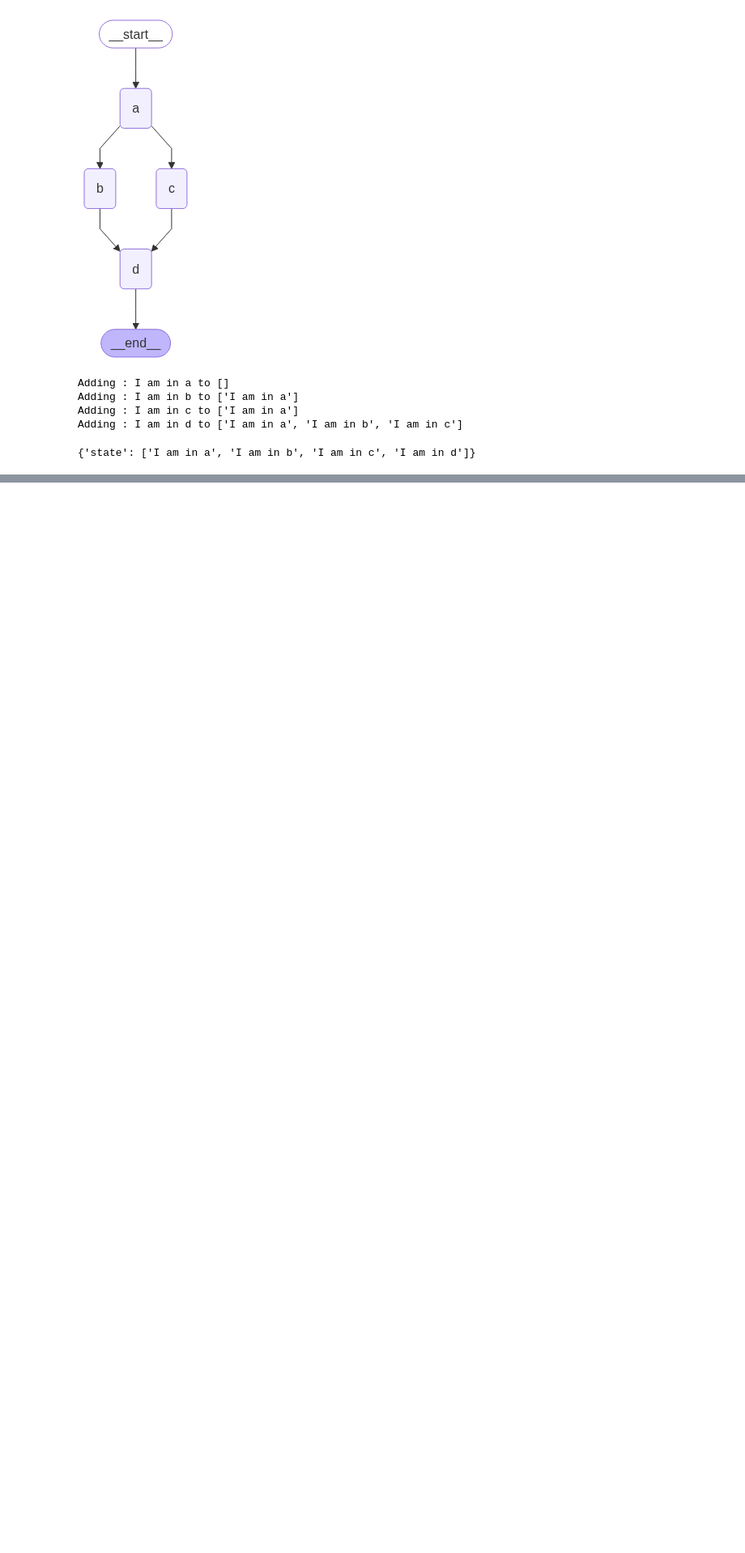
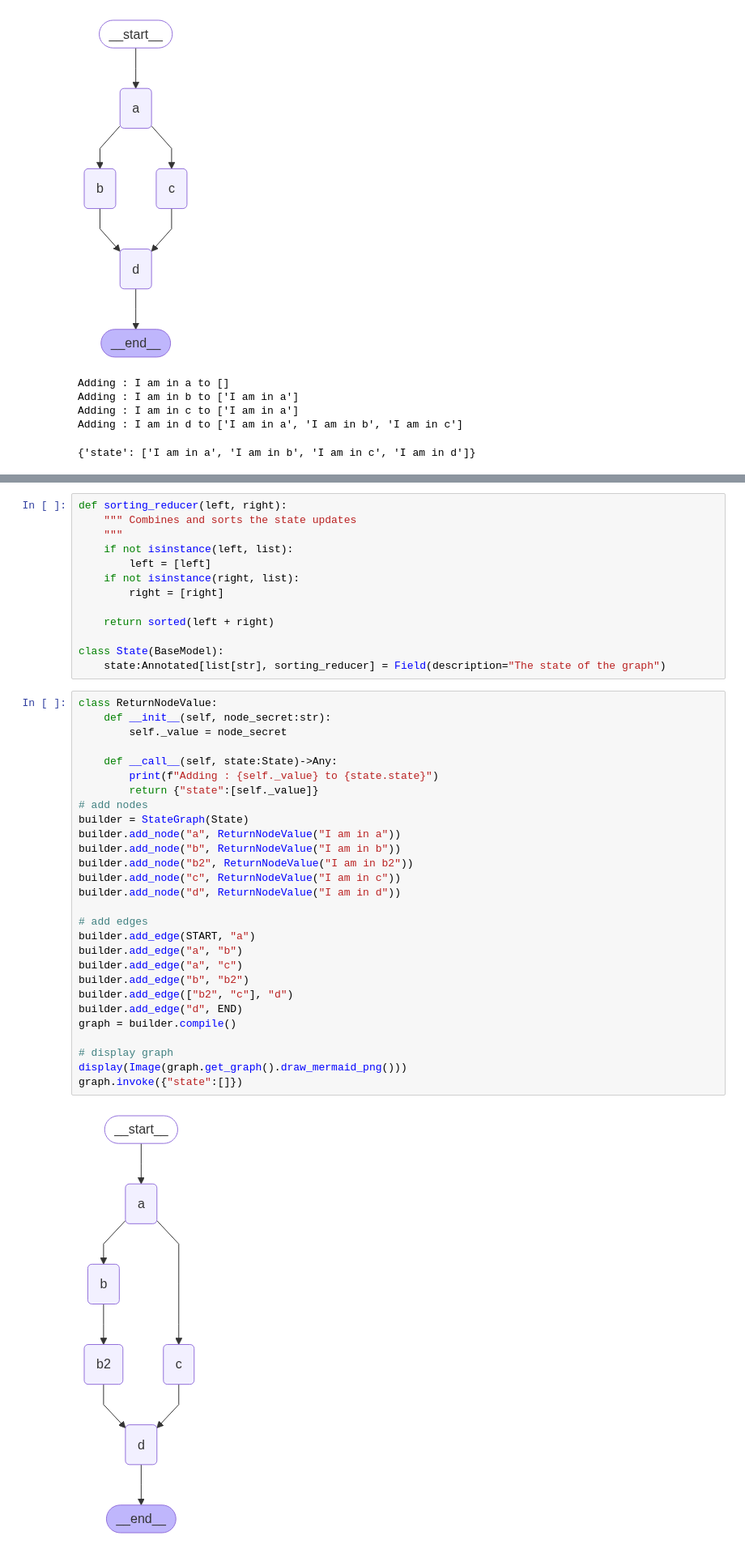
Before and after one commit to DeconvFFT/Langgraph-foundations, a Jupyter notebook: module4/building-research-assistant.ipynb, the cells around one changed output, grey strips where cells are left out. Shown: that part at 81% size. Cells and saved outputs as stored; diff of their text form; blank space fills up the shorter version.

```diff
--- a/module4/building-research-assistant.ipynb
+++ b/module4/building-research-assistant.ipynb
@@ -126,0 +139,43 @@ graph.invoke({"state":[]})
+# %%
+def sorting_reducer(left, right):
+    """ Combines and sorts the state updates
+    """
+    if not isinstance(left, list):
+        left = [left]
+    if not isinstance(right, list):
+        right = [right]
+
+    return sorted(left + right)
+
+class State(BaseModel):
+    state:Annotated[list[str], sorting_reducer] = Field(description="The state of the graph")
+# %%
+class ReturnNodeValue:
+    def __init__(self, node_secret:str):
+        self._value = node_secret
+
+    def __call__(self, state:State)->Any:
+        print(f"Adding : {self._value} to {state.state}")
+        return {"state":[self._value]}
+# add nodes
+builder = StateGraph(State)
+builder.add_node("a", ReturnNodeValue("I am in a"))
+builder.add_node("b", ReturnNodeValue("I am in b"))
+builder.add_node("b2", ReturnNodeValue("I am in b2"))
+builder.add_node("c", ReturnNodeValue("I am in c"))
+builder.add_node("d", ReturnNodeValue("I am in d"))
+
+# add edges
+builder.add_edge(START, "a")
+builder.add_edge("a", "b")
+builder.add_edge("a", "c")
+builder.add_edge("b", "b2")
+builder.add_edge(["b2", "c"], "d")
+builder.add_edge("d", END)
+graph = builder.compile()
+
+# display graph
+display(Image(graph.get_graph().draw_mermaid_png()))
+graph.invoke({"state":[]})
+# %% [output]
+[figure, added]
```
Also changed, not shown: parts of 9 cells of this notebook.
